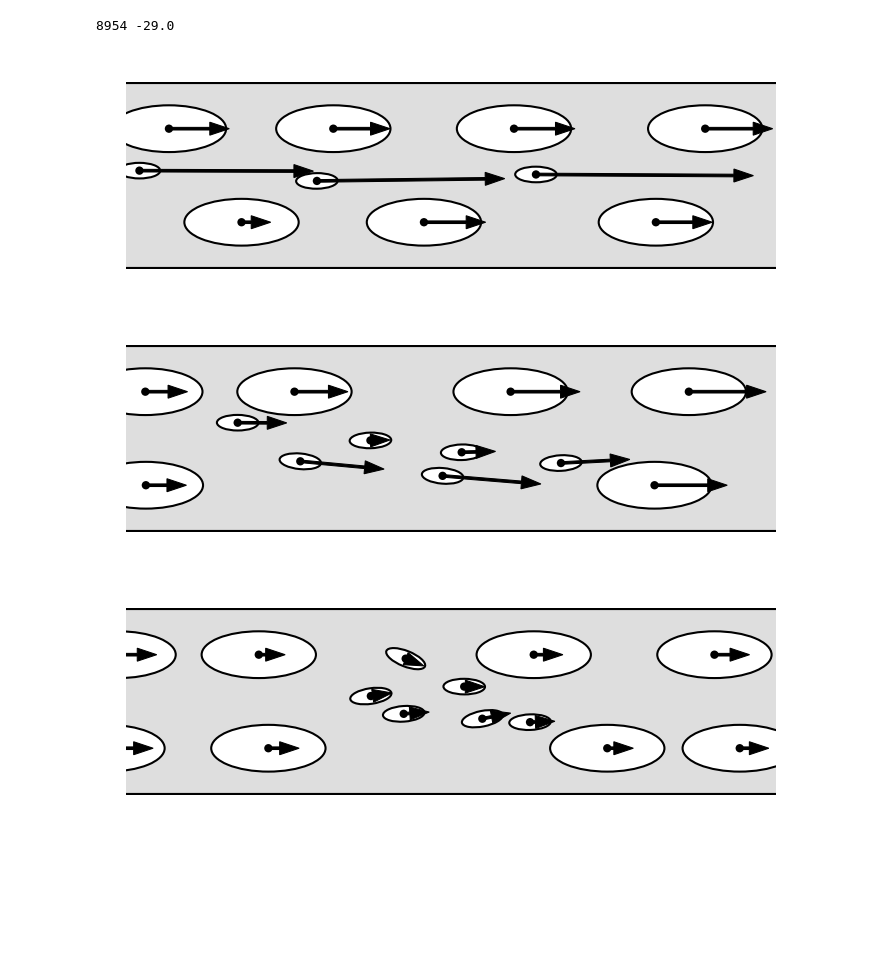
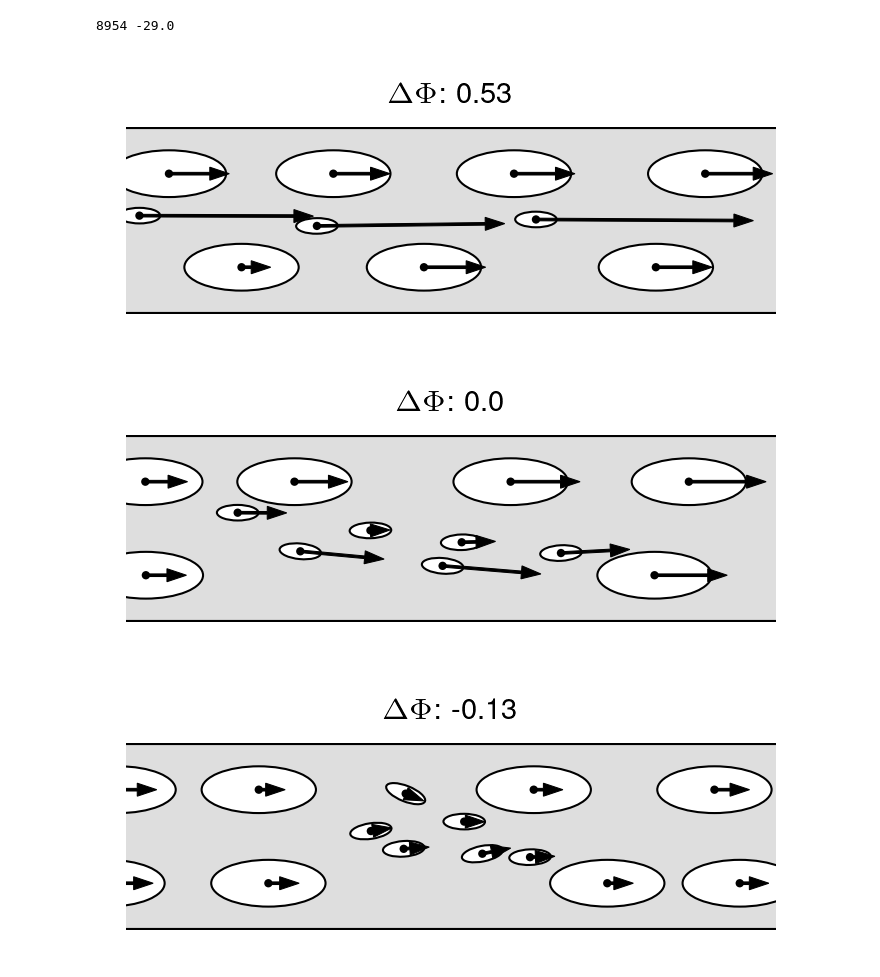
Before and after one commit to EPFL-ENAC/LUTS-pneuma-simulator, a Jupyter notebook: notebooks/sandbox.ipynb, the cells around one changed output. Drawn from its saved outputs; the diff is of its cells as text; code cells hidden in the pictures; blank space fills up the shorter version.

```diff
--- a/notebooks/sandbox.ipynb
+++ b/notebooks/sandbox.ipynb
@@ -386,38 +386,56 @@ print(np.argmin(l_T), min(l_T))
 8954 -29.0
 # %%
 item = items[58]
+frame = item[0][0]
+for j, _ in enumerate(frame):
+    v0[j] = frame[j]["v0"]
+    lam[j] = frame[j]["lam"]
+    s0[j] = frame[j]["s0"]
+v_max = ov(params.d_max, lam, v0, s0)
+t = 8954
+frame = item[0][t]
+deg_range, phi_cars, phi_moto = inner_loop(frame, v_max)
+fig, ax = plt.subplots(figsize=(5.5 * params.cm, 3 * params.cm), dpi=300)
+ax.set_aspect("equal")
+ring(t, n_cars, item[0], ax)
 xmin = -5.5
 xmax = 19.5
-t = 8954
-fig, ax = plt.subplots(figsize=(5.5 * params.cm, 2 * params.cm), dpi=300)
-ax.set_aspect("equal")
-ring(t, n_cars, item[0], ax)
 ax.set_xlim(xmin, xmax)
 ax.tick_params(axis="both", direction="in", pad=0)
 ax.axvspan(xmin, xmax, facecolor=grey, zorder=-1)
 ax.set_axis_off()
 plt.tight_layout(pad=0)
+plt.title(f"$\Delta \Phi$: {round(phi_moto - phi_cars,2)}", usetex=True),
 plt.subplots_adjust(wspace=0, hspace=0)
 plt.savefig(
     "./output/figures/absorbing.pdf",
     format="pdf",
     transparent=True,
 )
 # %% [output]
-[figure, old version]
+[figure, new version]
 # %%
 item = items[0]
+frame = item[0][0]
+for j, _ in enumerate(frame):
+    v0[j] = frame[j]["v0"]
+    lam[j] = frame[j]["lam"]
+    s0[j] = frame[j]["s0"]
+v_max = ov(params.d_max, lam, v0, s0)
+t = 2283
+frame = item[0][t]
+deg_range, phi_cars, phi_moto = inner_loop(frame, v_max)
+fig, ax = plt.subplots(figsize=(5.5 * params.cm, 3 * params.cm), dpi=300)
+ax.set_aspect("equal")
+ring(t, n_cars, item[0], ax)
 xmin = -9
 xmax = 16
-t = 2283
-fig, ax = plt.subplots(figsize=(5.5 * params.cm, 2 * params.cm), dpi=300)
-ax.set_aspect("equal")
-ring(t, n_cars, item[0], ax)
 ax.set_xlim(xmin, xmax)
 ax.tick_params(axis="both", direction="in", pad=0)
 ax.axvspan(xmin, xmax, facecolor=grey, zorder=-1)
 ax.set_axis_off()
 plt.tight_layout(pad=0)
+plt.title(f"$\Delta \Phi$: {abs(round(phi_moto - phi_cars,2))}", usetex=True),
 plt.subplots_adjust(wspace=0, hspace=0)
 plt.savefig(
     "./output/figures/active.pdf",
@@ -425,20 +443,29 @@ plt.savefig(
     transparent=True,
 )
 # %% [output]
-[figure, old version]
+[figure, new version]
 # %%
 item = items[9]
+frame = item[0][0]
+for j, _ in enumerate(frame):
+    v0[j] = frame[j]["v0"]
+    lam[j] = frame[j]["lam"]
+    s0[j] = frame[j]["s0"]
+v_max = ov(params.d_max, lam, v0, s0)
+t = 6900
+frame = item[0][t]
+deg_range, phi_cars, phi_moto = inner_loop(frame, v_max)
+fig, ax = plt.subplots(figsize=(5.5 * params.cm, 3 * params.cm), dpi=300)
+ax.set_aspect("equal")
+ring(t, n_cars, item[0], ax)
 xmin = 4.75
 xmax = 29.75
-t = 6900
-fig, ax = plt.subplots(figsize=(5.5 * params.cm, 2 * params.cm), dpi=300)
-ax.set_aspect("equal")
-ring(t, n_cars, item[0], ax)
 ax.set_xlim(xmin, xmax)
 ax.tick_params(axis="both", direction="in", pad=0)
 ax.axvspan(xmin, xmax, facecolor=grey, zorder=-1)
 ax.set_axis_off()
 plt.tight_layout(pad=0)
+plt.title(f"$\Delta \Phi$: {round(phi_moto - phi_cars,2)}", usetex=True),
 plt.subplots_adjust(wspace=0, hspace=0)
 plt.savefig(
     "./output/figures/frozen.pdf",
@@ -446,4 +473,4 @@ plt.savefig(
     transparent=True,
 )
 # %% [output]
-[figure, old version]
+[figure, new version]
```
Also changed, not shown: parts of 1 cell of this notebook, 1 other file.
